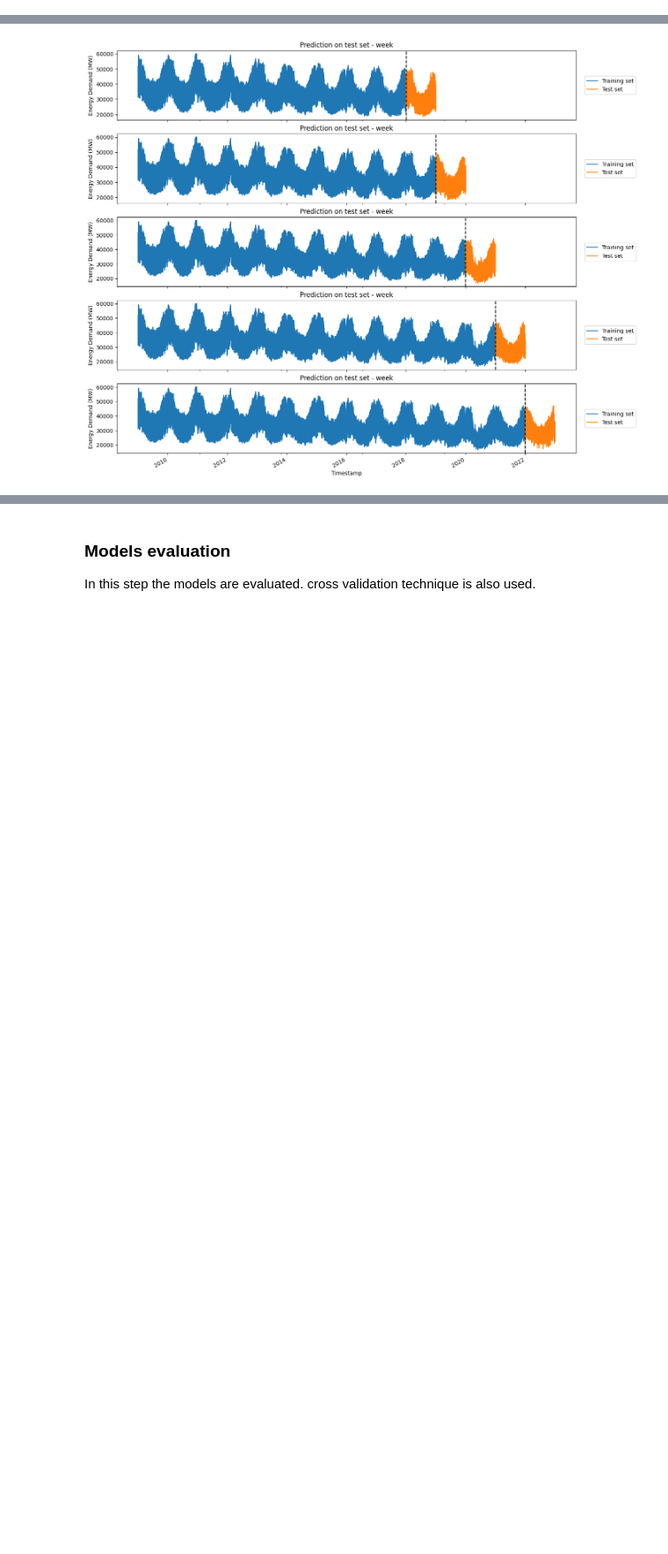
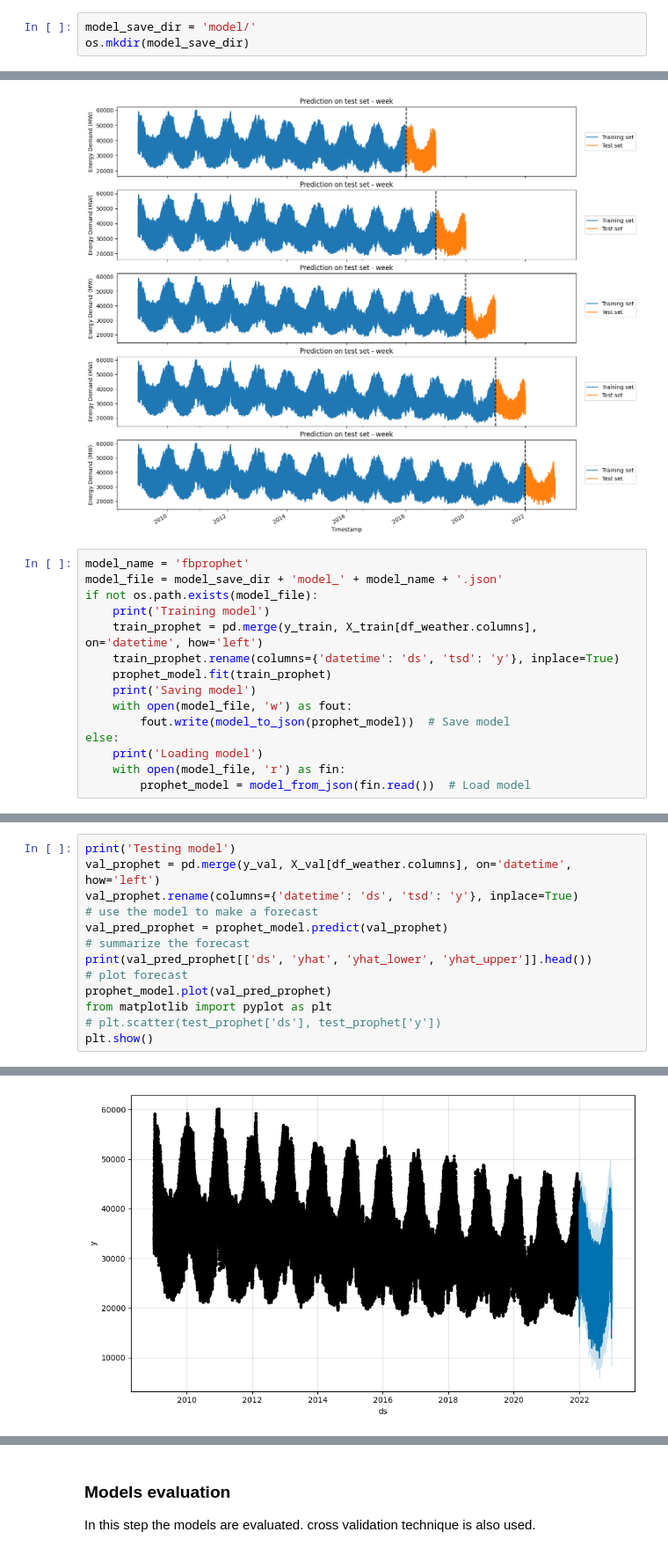
Before and after one commit to avillalon-dev/Forecasting.ElectricityDemand.UK, a Jupyter notebook: forecast_electricity_demand.ipynb, the cells around one changed output, grey strips where cells are left out. Shown at 88% size. Cells and saved outputs as stored; diff of their text form; blank space fills up the shorter version.

Commit message:
Train prophet model

```diff
--- a/forecast_electricity_demand.ipynb
+++ b/forecast_electricity_demand.ipynb
@@ -494,6 +499,9 @@ opt = RMSprop(learning_rate=0.1)
 gmlp_model.compile(optimizer=opt,
         loss=negloglik,
         metrics=[MeanAbsolutePercentageError(), MeanAbsoluteError()])
+# %%
+model_save_dir = 'model/'
+os.mkdir(model_save_dir)
 # %% [markdown]
 ### Model training
 
@@ -517,3 +525,18 @@ tss = TimeSeriesSplit(n_splits=5, test_size=48 * 365 * n_years_test, gap=48)
 plot_timeseries_split(df_demand, tss, test_split)
 # %% [output]
 [figure]
+# %%
+model_name = 'fbprophet'
+model_file = model_save_dir + 'model_' + model_name + '.json'
+if not os.path.exists(model_file):
+    print('Training model')
+    train_prophet = pd.merge(y_train, X_train[df_weather.columns], on='datetime', how='left')
+    train_prophet.rename(columns={'datetime': 'ds', 'tsd': 'y'}, inplace=True)
+    prophet_model.fit(train_prophet)
+    print('Saving model')
+    with open(model_file, 'w') as fout:
+        fout.write(model_to_json(prophet_model))  # Save model
+else:
+    print('Loading model')
+    with open(model_file, 'r') as fin:
+        prophet_model = model_from_json(fin.read())  # Load model
@@ -519,0 +548,14 @@ plot_timeseries_split(df_demand, tss, test_split)
+# %%
+print('Testing model')
+val_prophet = pd.merge(y_val, X_val[df_weather.columns], on='datetime', how='left')
+val_prophet.rename(columns={'datetime': 'ds', 'tsd': 'y'}, inplace=True)
+# use the model to make a forecast
+val_pred_prophet = prophet_model.predict(val_prophet)
+# summarize the forecast
+print(val_pred_prophet[['ds', 'yhat', 'yhat_lower', 'yhat_upper']].head())
+# plot forecast
+prophet_model.plot(val_pred_prophet)
+from matplotlib import pyplot as plt
+# plt.scatter(test_prophet['ds'], test_prophet['y'])
+plt.show()
+# %% [output]
@@ -519,0 +569 @@ plot_timeseries_split(df_demand, tss, test_split)
+[figure, added]
```
Also changed, not shown: parts of 6 cells of this notebook, 1 other file.
